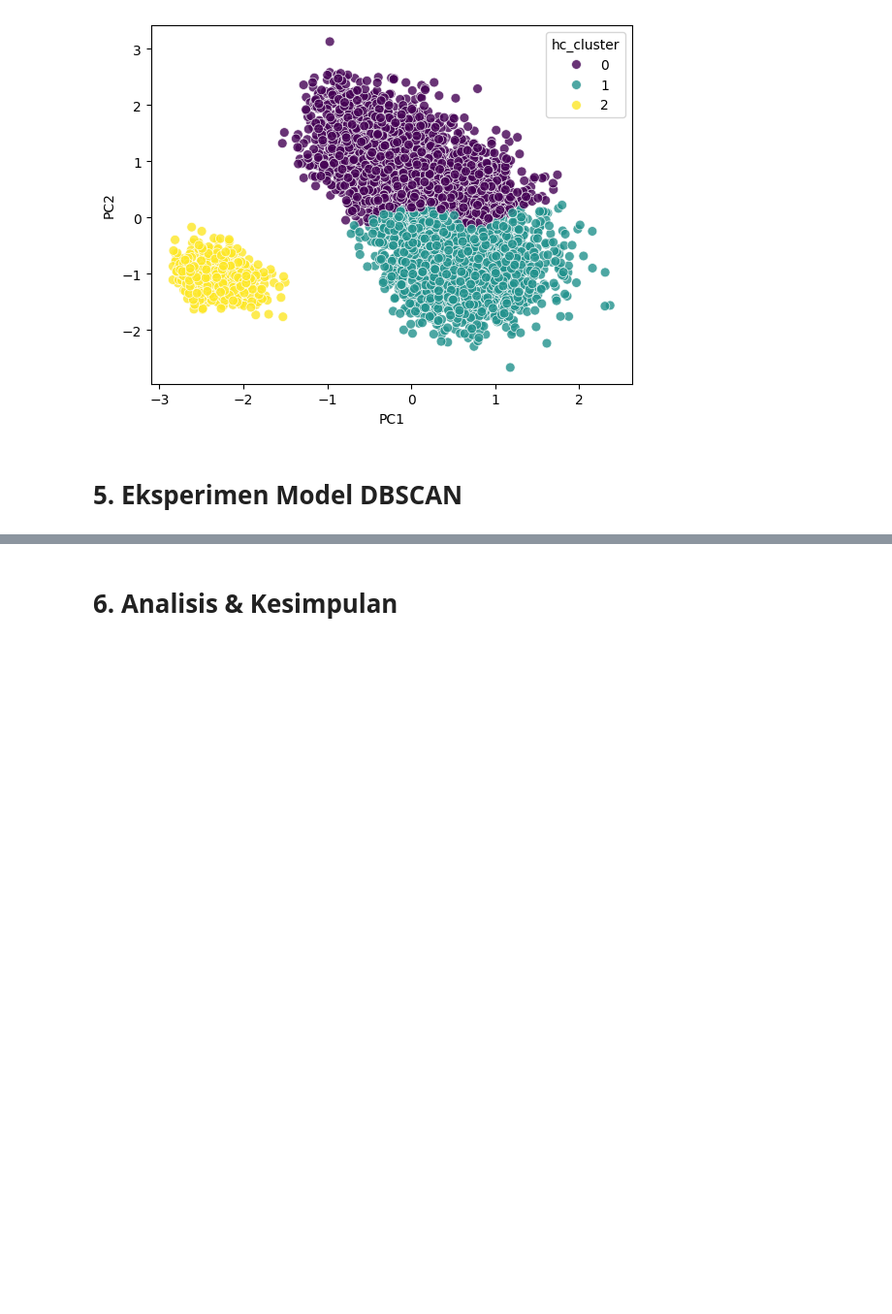
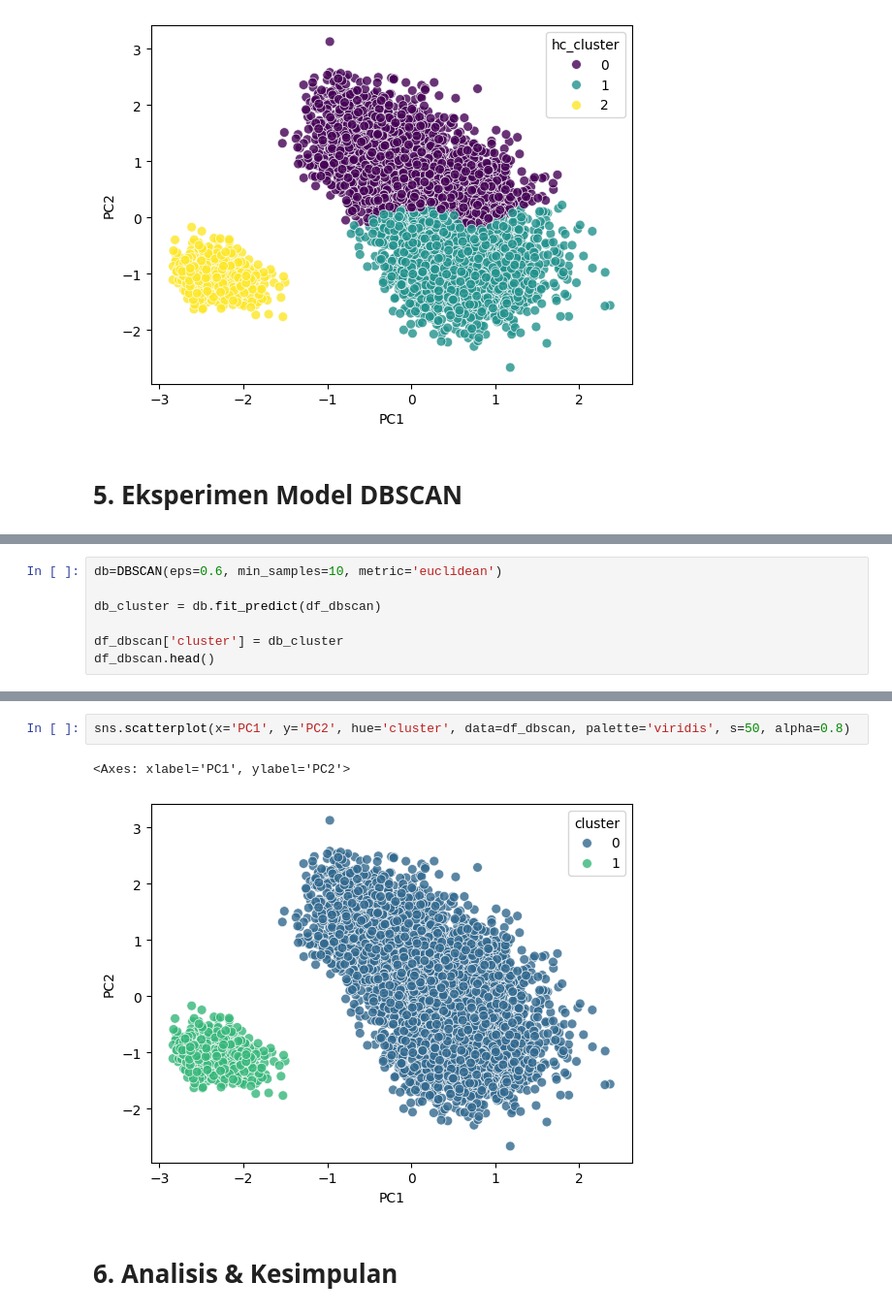
Before and after one commit to hisyamssyr/unsupervised-learning, a Jupyter notebook: Pembelajaran_Mesin_Tugas_1.ipynb, the cells around one changed output, grey strips where cells are left out. Shown at 97% size. Cells and saved outputs as stored; diff of their text form; blank space fills up the shorter version.

```diff
--- a/Pembelajaran_Mesin_Tugas_1.ipynb
+++ b/Pembelajaran_Mesin_Tugas_1.ipynb
@@ -391,0 +490,7 @@ sns.scatterplot(x='PC1', y='PC2', hue='hc_cluster', data=df_hc, palette='viridis
+# %%
+db=DBSCAN(eps=0.6, min_samples=10, metric='euclidean')
+
+db_cluster = db.fit_predict(df_dbscan)
+
+df_dbscan['cluster'] = db_cluster
+df_dbscan.head()
@@ -392,2 +504,7 @@ sns.scatterplot(x='PC1', y='PC2', hue='hc_cluster', data=df_hc, palette='viridis
+# %%
+sns.scatterplot(x='PC1', y='PC2', hue='cluster', data=df_dbscan, palette='viridis', s=50, alpha=0.8)
+# %% [output]
+<Axes: xlabel='PC1', ylabel='PC2'>
+[figure, added]
 # %% [markdown]
 # 6. Analisis & Kesimpulan
```
Also changed, not shown: parts of 4 cells of this notebook.
